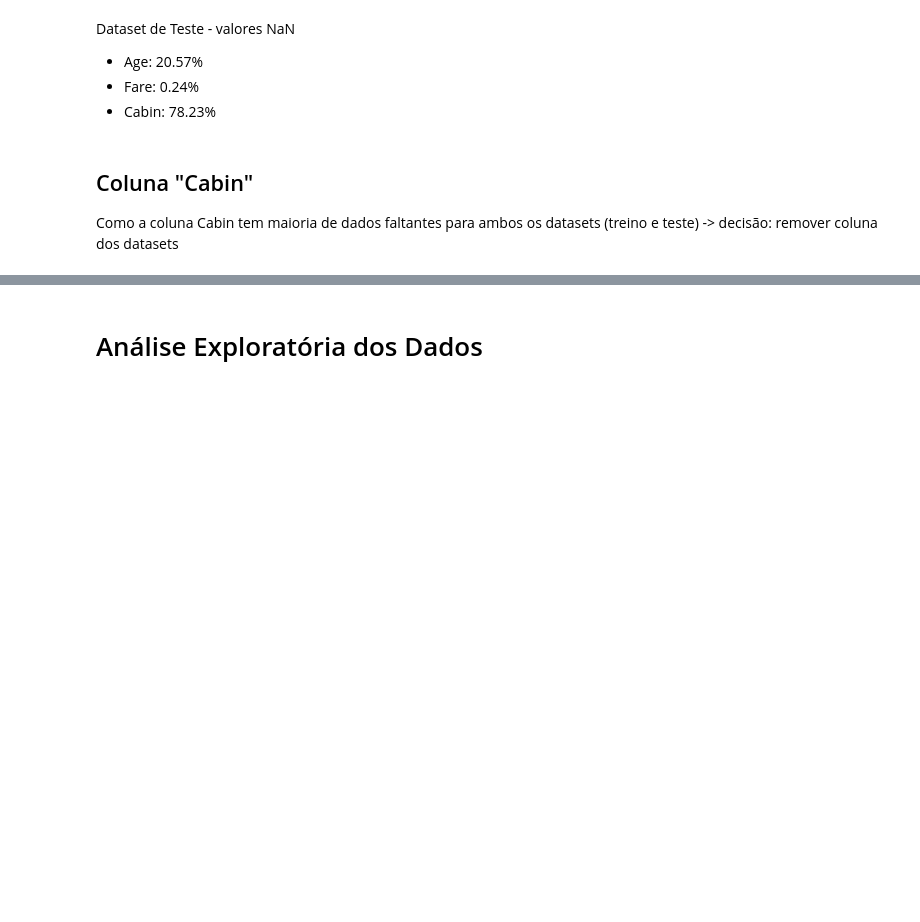
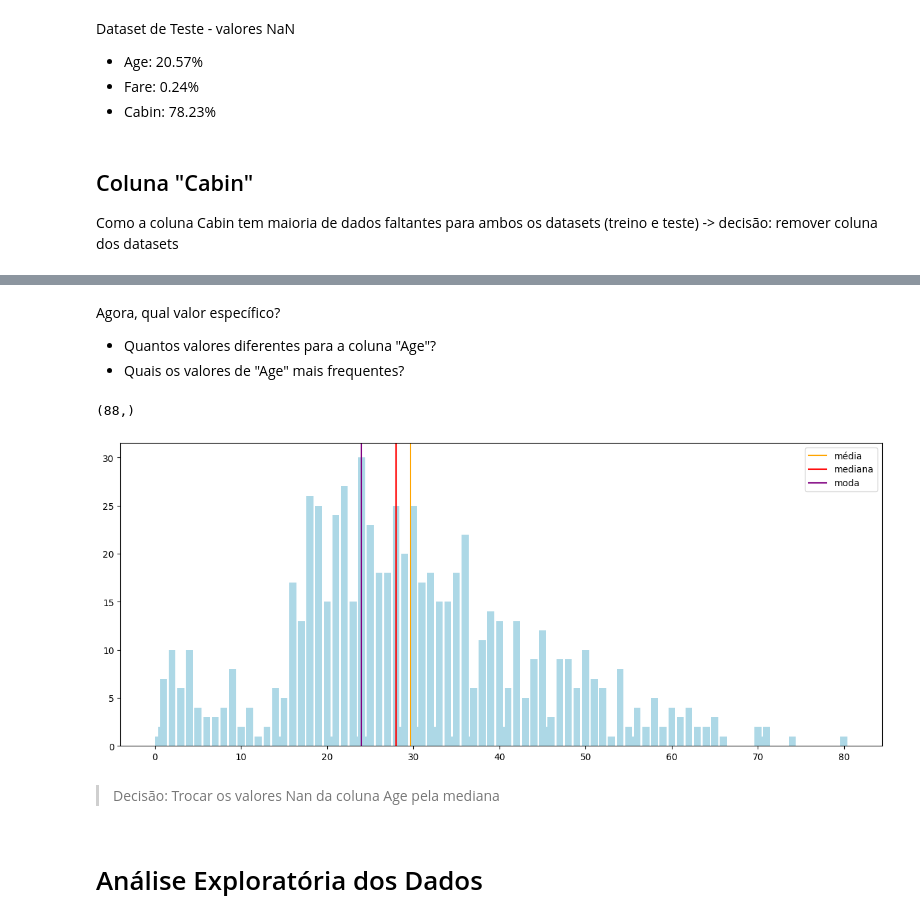
Before and after one commit to Giodzz/Kaggle, a Jupyter notebook: Titanic/titanic.ipynb, the cells around one changed output, grey strips where cells are left out. Saved outputs shown, nothing was run; the diff lists cells and outputs as text; code cells hidden in the pictures; blank space fills up the shorter version.

Commit message:
tratamento de Nan - coluna age

```diff
--- a/Titanic/titanic.ipynb
+++ b/Titanic/titanic.ipynb
@@ -138,0 +132,21 @@ display(test_data)
+# %% [markdown]
+Agora, qual valor específico?
+- Quantos valores diferentes para a coluna "Age"?
+- Quais os valores de "Age" mais frequentes?
+# %%
+train_data['Age'].value_counts().shape
+# %% [output]
+(88,)
+# %%
+age = train_data['Age']
+plt.figure(figsize=(15, 6))
+plt.bar(age.value_counts().index, age.value_counts(), color='lightblue')
+plt.axvline(age.mean(), color='orange', label='média')
+plt.axvline(age.median(), color='red', label='mediana')
+plt.axvline(age.mode()[0], color='purple', label='moda')
+plt.legend(loc='upper right')
+plt.show()
+# %% [output]
+[figure, added]
+# %% [markdown]
+> Decisão: Trocar os valores Nan da coluna Age pela mediana
```
Also changed, not shown: parts of 4 cells of this notebook.
